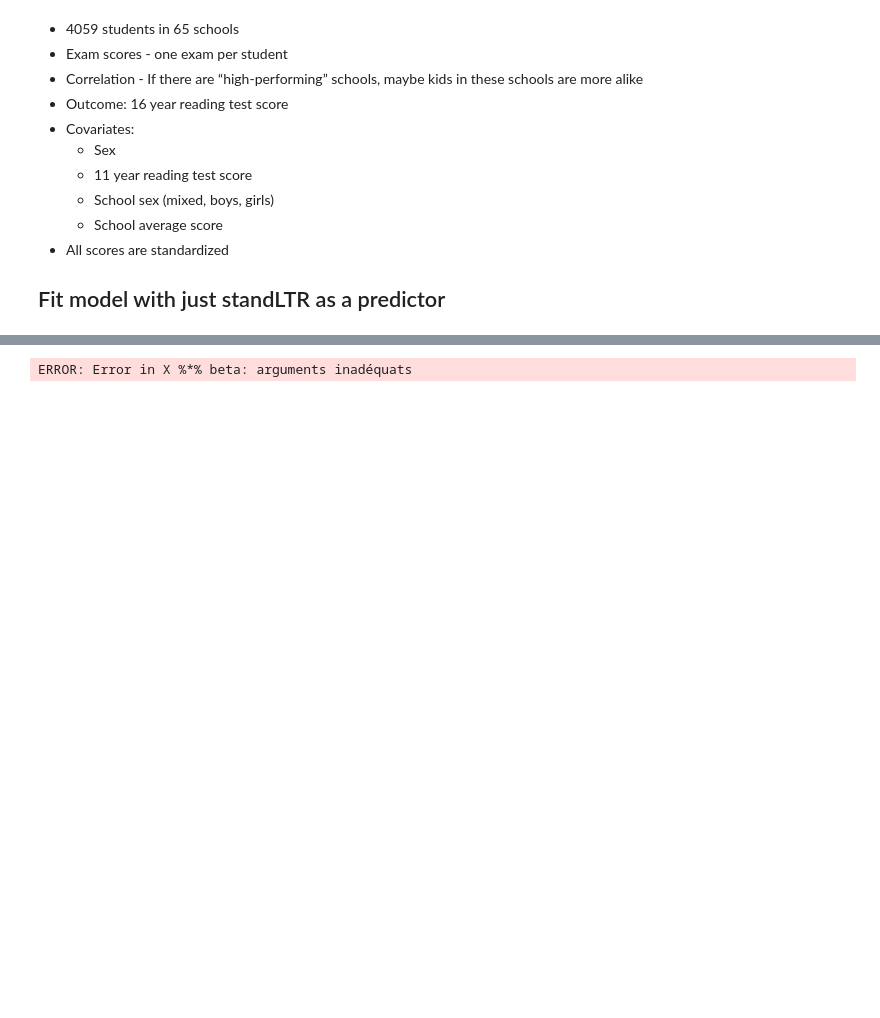
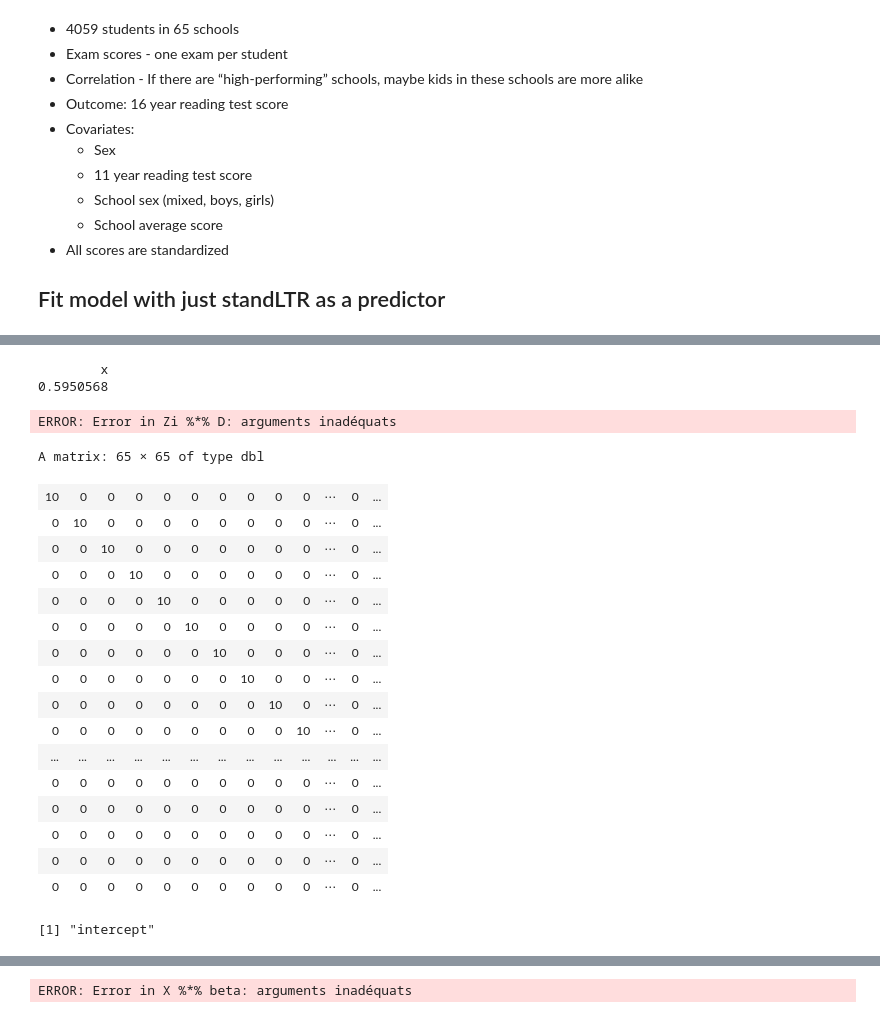
Before and after one commit to eugenebaraka/deep-stats, a Jupyter notebook: MixedEffectsModels.ipynb, the cells around one changed output, grey strips where cells are left out. Drawn from its saved outputs; the diff is of its cells as text; code cells hidden in the pictures; blank space fills up the shorter version.

```diff
--- a/MixedEffectsModels.ipynb
+++ b/MixedEffectsModels.ipynb
@@ -215,0 +244,5 @@ def get_Vi(Zi, D, Ri):
+# %%
+fixed_effects$coefficients[2]
+# %% [output]
+        x
+0.5950568
@@ -215,0 +440,29 @@ def get_Vi(Zi, D, Ri):
+# %%
+get_lme_results(exam, schools)
+# %% [output]
+ERROR: Error in Zi %*% D: arguments inadéquats
+# %%
+D <- diag(rep(10, 65))
+D
+# %% [output]
+A matrix: 65 × 65 of type dbl
+| 10 | 0 | 0 | 0 | 0 | 0 | 0 | 0 | 0 | 0 | ⋯ | 0 | ... |
+| 0 | 10 | 0 | 0 | 0 | 0 | 0 | 0 | 0 | 0 | ⋯ | 0 | ... |
+| 0 | 0 | 10 | 0 | 0 | 0 | 0 | 0 | 0 | 0 | ⋯ | 0 | ... |
+| 0 | 0 | 0 | 10 | 0 | 0 | 0 | 0 | 0 | 0 | ⋯ | 0 | ... |
+| 0 | 0 | 0 | 0 | 10 | 0 | 0 | 0 | 0 | 0 | ⋯ | 0 | ... |
+| 0 | 0 | 0 | 0 | 0 | 10 | 0 | 0 | 0 | 0 | ⋯ | 0 | ... |
+| 0 | 0 | 0 | 0 | 0 | 0 | 10 | 0 | 0 | 0 | ⋯ | 0 | ... |
+| 0 | 0 | 0 | 0 | 0 | 0 | 0 | 10 | 0 | 0 | ⋯ | 0 | ... |
+| 0 | 0 | 0 | 0 | 0 | 0 | 0 | 0 | 10 | 0 | ⋯ | 0 | ... |
+| 0 | 0 | 0 | 0 | 0 | 0 | 0 | 0 | 0 | 10 | ⋯ | 0 | ... |
+| ... | ... | ... | ... | ... | ... | ... | ... | ... | ... | ... | ... | ... |
+| 0 | 0 | 0 | 0 | 0 | 0 | 0 | 0 | 0 | 0 | ⋯ | 0 | ... |
+| 0 | 0 | 0 | 0 | 0 | 0 | 0 | 0 | 0 | 0 | ⋯ | 0 | ... |
+| 0 | 0 | 0 | 0 | 0 | 0 | 0 | 0 | 0 | 0 | ⋯ | 0 | ... |
+| 0 | 0 | 0 | 0 | 0 | 0 | 0 | 0 | 0 | 0 | ⋯ | 0 | ... |
+| 0 | 0 | 0 | 0 | 0 | 0 | 0 | 0 | 0 | 0 | ⋯ | 0 | ... |
+# %%
+random_covs
+# %% [output]
+[1] "intercept"
```
Also changed, not shown: parts of 11 cells of this notebook.
